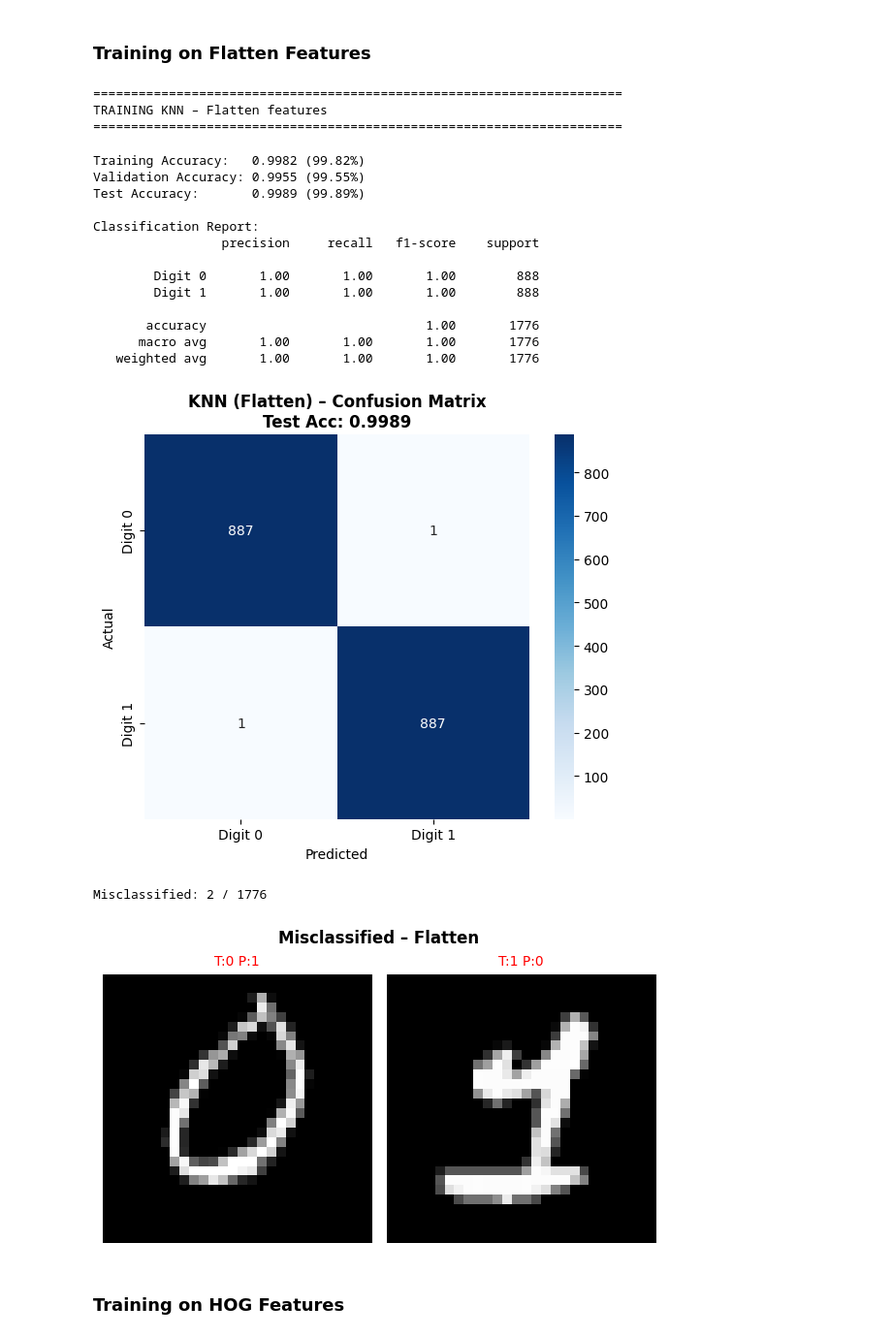
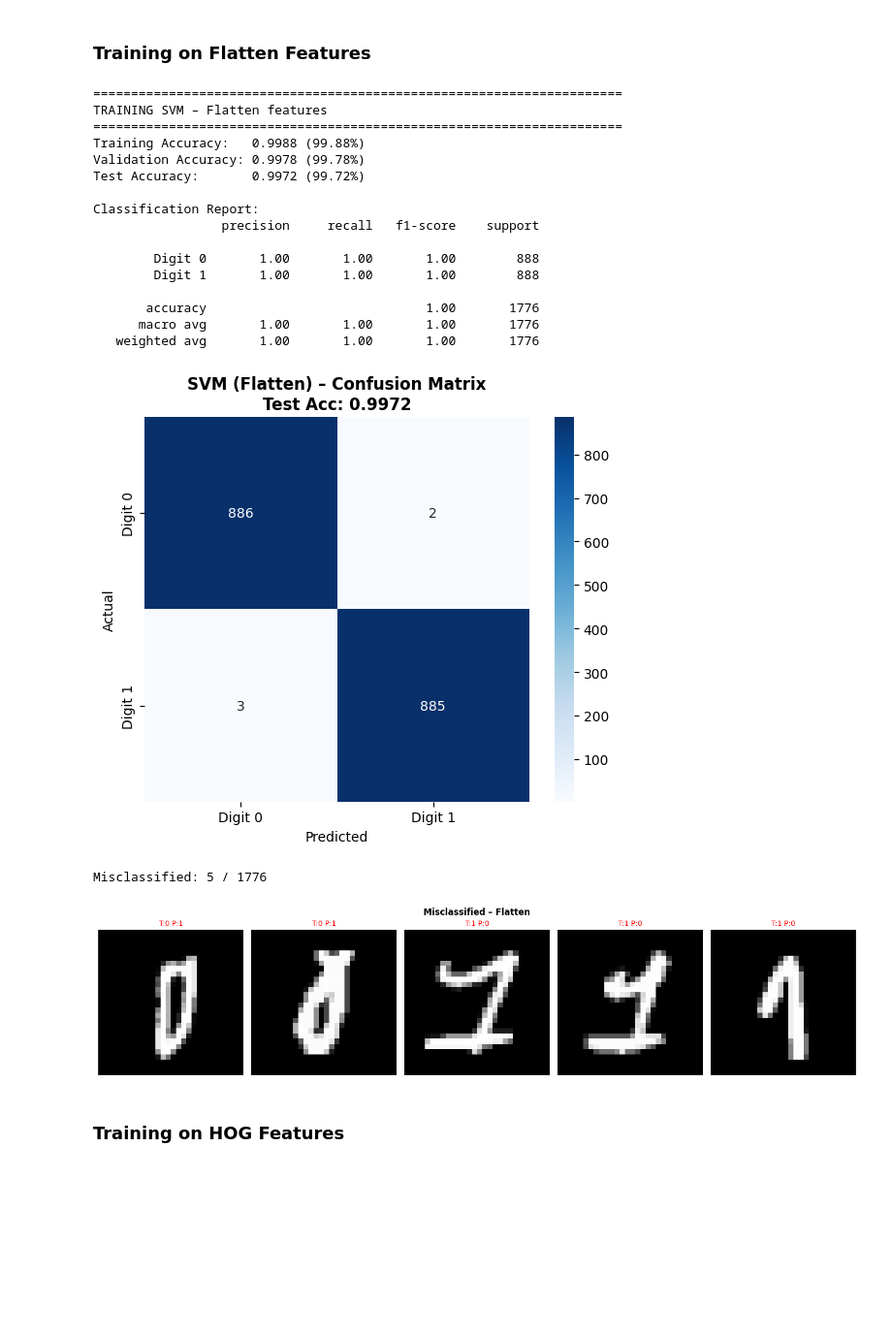
Before and after one commit to AhmedNaguib01/Machine-Learning-MNIST, a Jupyter notebook: notebooks/Phase 1/linear_svm_binary.ipynb, the cells around one changed output. Shown at 97% size. Saved outputs shown, nothing was run; the diff lists cells and outputs as text; code cells hidden in the pictures; blank space fills up the shorter version.

```diff
--- a/notebooks/knn_binary.ipynb
+++ b/notebooks/Phase 1/linear_svm_binary.ipynb
@@ -30,14 +31,18 @@ TEST_SIZE  = 0.15
 
 PCA_VARIANCE = 0.95   # keep 95 % variance
 
-# KNN hyper-parameters
-K_NEIGHBORS = 5
+# SVM hyper-parameters
+LEARNING_RATE  = 0.001
+LAMBDA_PARAM   = 0.01   # regularisation strength
+N_ITERATIONS   = 1000
 
 print("Configuration:")
 print(f"  Binary Classification: Digit {DIGIT_A} vs Digit {DIGIT_B}")
 print(f"  Train/Val/Test Split : {TRAIN_SIZE:.0%}/{VAL_SIZE:.0%}/{TEST_SIZE:.0%}")
 print(f"  PCA Variance Retained: {PCA_VARIANCE:.0%}")
-print(f"  K Neighbors          : {K_NEIGHBORS}")
+print(f"  Learning Rate : {LEARNING_RATE}")
+print(f"  Lambda (reg.) : {LAMBDA_PARAM}")
+print(f"  Iterations    : {N_ITERATIONS}")
 # %% [output]
 Configuration:
   Binary Classification: Digit 0 vs Digit 1
@@ -51,10 +58,10 @@ print("=" * 70)
 print("LOADING DATA")
 print("=" * 70)
 
-X_train_raw = np.load('../mnist.npz/x_train.npy')
-y_train_raw = np.load('../mnist.npz/y_train.npy')
-X_test_raw  = np.load('../mnist.npz/x_test.npy')
-y_test_raw  = np.load('../mnist.npz/y_test.npy')
+X_train_raw = np.load('../../mnist.npz/x_train.npy')
+y_train_raw = np.load('../../mnist.npz/y_train.npy')
+X_test_raw  = np.load('../../mnist.npz/x_test.npy')
+y_test_raw  = np.load('../../mnist.npz/y_test.npy')
 
 print(f"Training data shape: X={X_train_raw.shape}, y={y_train_raw.shape}")
 print(f"Test data shape:     X={X_test_raw.shape}, y={y_test_raw.shape}")
@@ -385,15 +434,17 @@ class KNearestNeighbors:
 ### Training on Flatten Features
 # %%
 print("=" * 70)
-print("TRAINING KNN - Flatten features")
+print("TRAINING SVM - Flatten features")
 print("=" * 70)
 
-knn_flat_sc = KNearestNeighbors(k=K_NEIGHBORS)
-knn_flat_sc.fit(X_train_flat_sc, y_train)
+svm_flat_sc = LinearSVM(learning_rate=LEARNING_RATE,
+                             lambda_param=LAMBDA_PARAM,
+                             n_iterations=N_ITERATIONS)
+svm_flat_sc.fit(X_train_flat_sc, y_train)
 
-train_pred = knn_flat_sc.predict(X_train_flat_sc)
-val_pred   = knn_flat_sc.predict(X_val_flat_sc)
-test_pred  = knn_flat_sc.predict(X_test_flat_sc)
+train_pred = svm_flat_sc.predict(X_train_flat_sc)
+val_pred   = svm_flat_sc.predict(X_val_flat_sc)
+test_pred  = svm_flat_sc.predict(X_test_flat_sc)
 
 train_acc = np.mean(train_pred == y_train)
 val_acc   = np.mean(val_pred == y_val)
@@ -414,52 +465,52 @@ plt.figure(figsize=(6, 5))
 sns.heatmap(cm, annot=True, fmt='d', cmap='Blues',
             xticklabels=[f'Digit {DIGIT_A}', f'Digit {DIGIT_B}'],
             yticklabels=[f'Digit {DIGIT_A}', f'Digit {DIGIT_B}'],
             cbar=True, square=True)
 plt.ylabel('Actual'); plt.xlabel('Predicted')
-plt.title(f'KNN (Flatten) - Confusion Matrix\nTest Acc: {test_acc_flat_sc:.4f}',
+plt.title(f'SVM (Flatten) – Confusion Matrix\nTest Acc: {test_acc_flat_sc:.4f}',
           fontweight='bold')
 plt.tight_layout(); plt.show()
 
 # Misclassified Samples
 wrong = np.where(test_pred != y_test)[0]
 n_wrong = len(wrong)
 print(f"Misclassified: {n_wrong} / {len(y_test)}")
 n_show = min(n_wrong, 10)
 if n_show > 0:
     cols = min(n_show, 5); rows = (n_show + cols - 1) // cols
     fig, axes = plt.subplots(rows, cols, figsize=(3*cols, 3.5*rows))
     axes = np.array(axes).reshape(rows, cols)
     for k in range(n_show):
         r, c = divmod(k, cols); idx = wrong[k]
         td = DIGIT_A if y_test[idx]==0 else DIGIT_B
         pd_ = DIGIT_A if test_pred[idx]==0 else DIGIT_B
         axes[r,c].imshow(X_test[idx], cmap='gray')
         axes[r,c].set_title(f'T:{td} P:{pd_}', color='red', fontsize=10)
         axes[r,c].axis('off')
     for k in range(n_show, rows*cols):
         r, c = divmod(k, cols); axes[r,c].axis('off')
-    plt.suptitle(f'Misclassified - Flatten', fontweight='bold')
+    plt.suptitle(f'Misclassified – Flatten', fontweight='bold')
     plt.tight_layout(); plt.show()
 # %% [output]
 ======================================================================
-TRAINING KNN – Flatten features
+TRAINING SVM – Flatten features
 ======================================================================
+Training Accuracy:   0.9988 (99.88%)
+Validation Accuracy: 0.9978 (99.78%)
+Test Accuracy:       0.9972 (99.72%)
+
+Classification Report:
+                 precision     recall   f1-score    support
+
+        Digit 0       1.00       1.00       1.00        888
+        Digit 1       1.00       1.00       1.00        888
+
+       accuracy                             1.00       1776
+      macro avg       1.00       1.00       1.00       1776
+   weighted avg       1.00       1.00       1.00       1776
+[figure]
-Training Accuracy:   0.9982 (99.82%)
-Validation Accuracy: 0.9955 (99.55%)
-Test Accuracy:       0.9989 (99.89%)
-
-Classification Report:
-                 precision     recall   f1-score    support
-
-        Digit 0       1.00       1.00       1.00        888
-        Digit 1       1.00       1.00       1.00        888
-
-       accuracy                             1.00       1776
-      macro avg       1.00       1.00       1.00       1776
-   weighted avg       1.00       1.00       1.00       1776
+Misclassified: 5 / 1776
-[figure]
-Misclassified: 2 / 1776
-[figure, old version]
+[figure, new version]
 # %% [markdown]
 ### Training on HOG Features
 # %%
```
Also changed, not shown: parts of 19 cells of this notebook, 7 other files.
